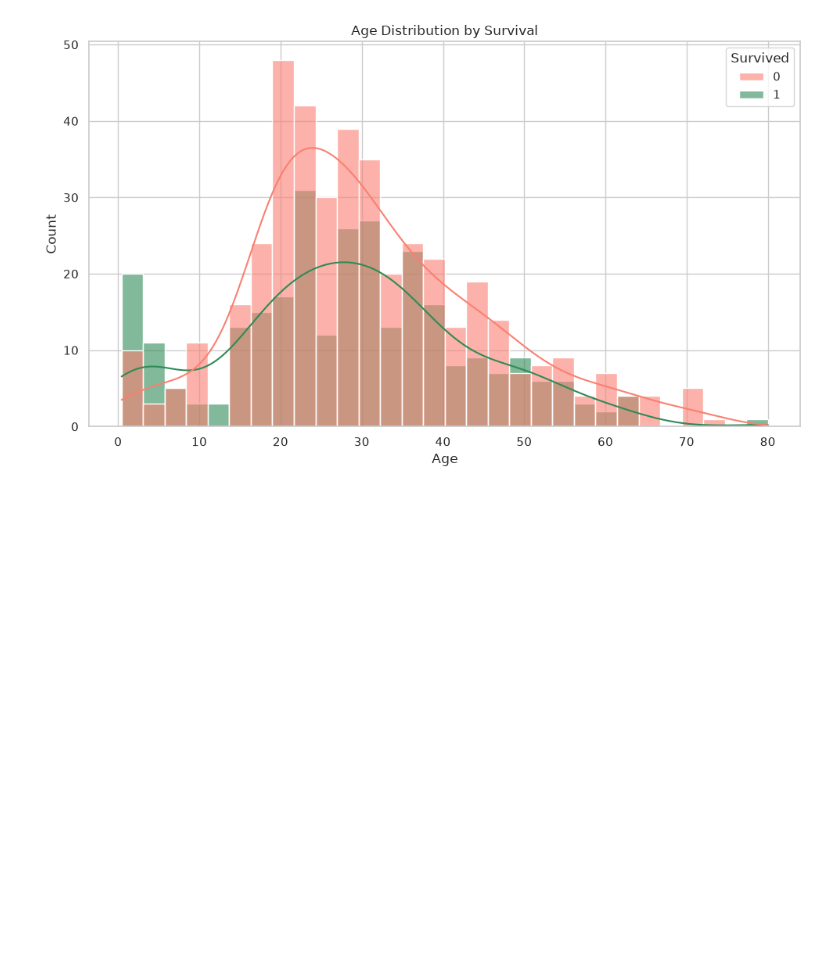
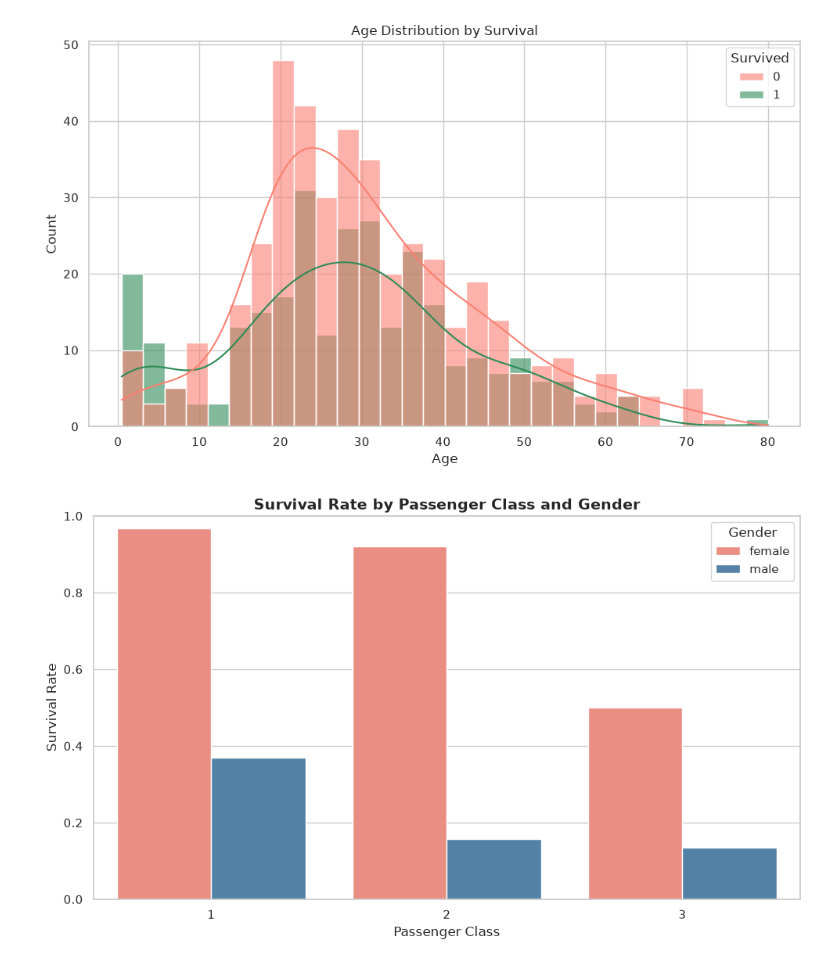
Before and after one commit to ItsUgesh/data-visualization, a Jupyter notebook: Untitled-1.ipynb, the cells around one changed output. Cells and saved outputs as stored; diff of their text form; code cells hidden in the pictures; blank space fills up the shorter version.

Commit message:
Add survival rate by class and gender bar chart
Grouped bar chart showing how survival rate varied across passenger class and gender — key story visualization highlighting compounding effects of class and gender on survival odds.

```diff
--- a/Untitled-1.ipynb
+++ b/Untitled-1.ipynb
@@ -64,3 +64,19 @@ plt.tight_layout()
 plt.show()
 # %% [output]
 [figure]
+# %%
+plt.figure(figsize=(10, 6))
+
+survival_summary = titanic.groupby(['Pclass', 'Sex'])['Survived'].mean().reset_index()
+
+sns.barplot(data=survival_summary, x='Pclass', y='Survived', hue='Sex', palette=['salmon', 'steelblue'])
+
+plt.title("Survival Rate by Passenger Class and Gender", fontsize=14, fontweight='bold')
+plt.xlabel("Passenger Class")
+plt.ylabel("Survival Rate")
+plt.ylim(0, 1)
+plt.legend(title="Gender")
+plt.tight_layout()
+plt.show()
+# %% [output]
+[figure, added]
```
